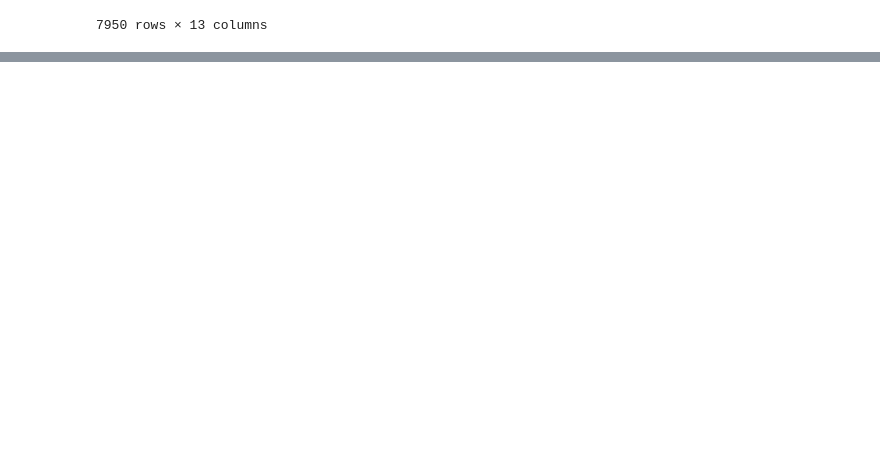
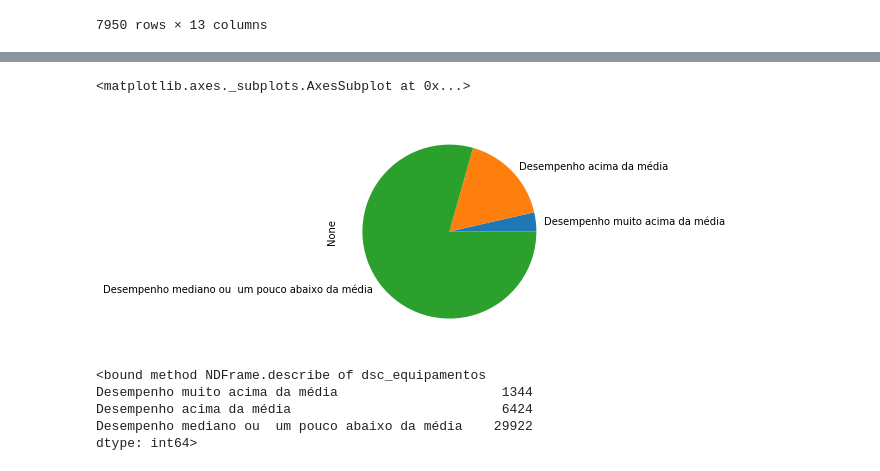
Before and after one commit to fmasanori/UBSDataAnalysis, a Jupyter notebook: Análise de Dados - UBS no Brasil 2016.ipynb, the cells around one changed output, grey strips where cells are left out. Drawn from its saved outputs; the diff is of its cells as text; code cells hidden in the pictures; blank space fills up the shorter version.

```diff
--- a/Análise de Dados - UBS no Brasil 2016.ipynb
+++ b/Análise de Dados - UBS no Brasil 2016.ipynb
@@ -31,0 +53,17 @@ base[base.dsc_bairro == "CENTRO"]
+# %%
+#Leitura da base de dados
+base = pd.read_csv('C:\\Users\\Uchoas\\Downloads\\ubs.csv', sep=',')
+# %%
+#Como estava o desempenho das UBS no quesito equipamentos
+base.groupby('dsc_equipamentos').size().sort_values().plot(kind='pie')
+# %% [output]
+<matplotlib.axes._subplots.AxesSubplot at 0x...>
+[figure, added]
+# %%
+base.groupby('dsc_equipamentos').size().sort_values().describe
+# %% [output]
+<bound method NDFrame.describe of dsc_equipamentos
+Desempenho muito acima da média                     1344
+Desempenho acima da média                           6424
+Desempenho mediano ou  um pouco abaixo da média    29922
+dtype: int64>
```
Also changed, not shown: parts of 8 cells of this notebook.
